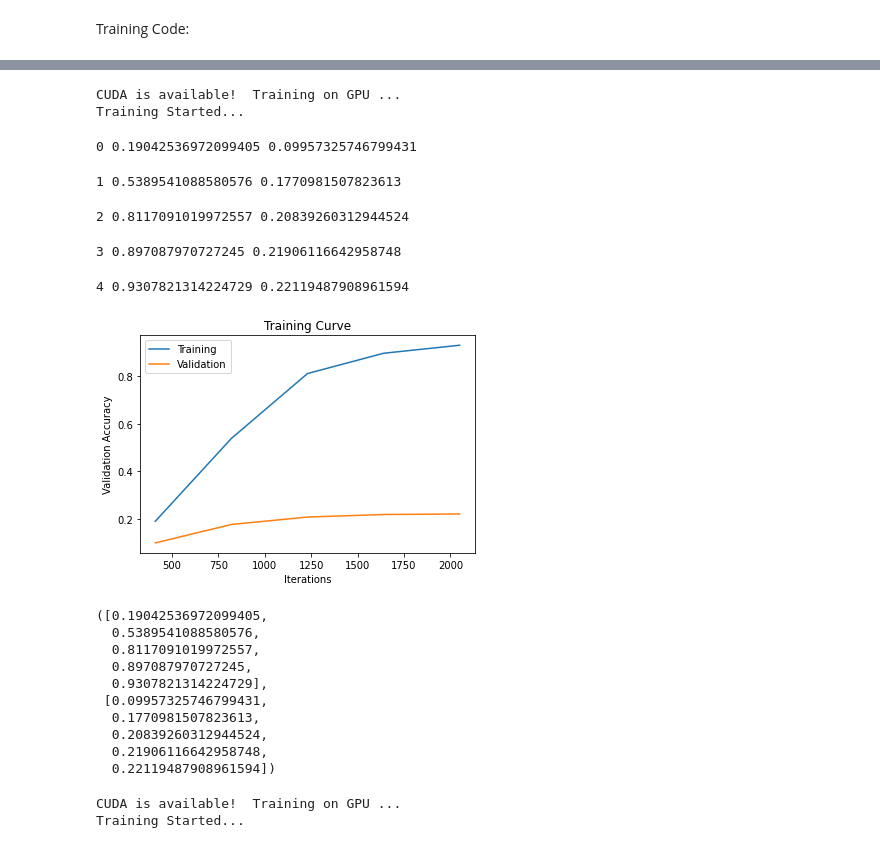
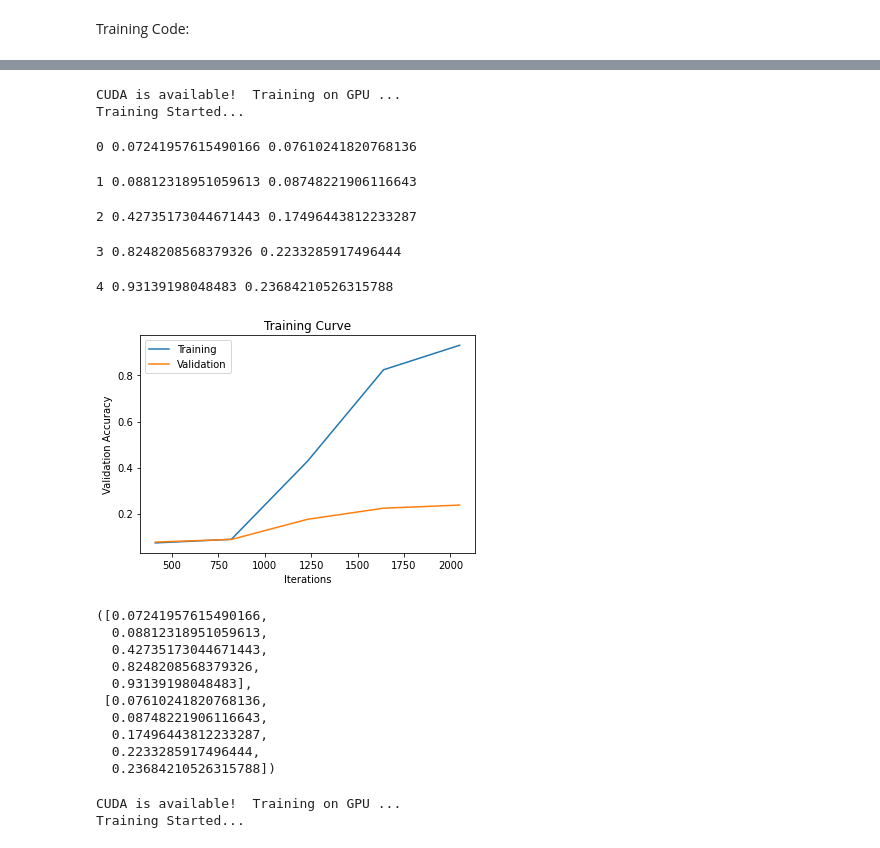
Before and after one commit to husseing/A.I-JORDAN, a Jupyter notebook: Group_44_AIR_Jordan.ipynb, the cells around one changed output, grey strips where cells are left out. Drawn from its saved outputs; the diff is of its cells as text; code cells hidden in the pictures.

```diff
--- a/Group_44_AIR_Jordan.ipynb
+++ b/Group_44_AIR_Jordan.ipynb
@@ -558,34 +574,35 @@ Training Started...
 # %%
+#BATCH SIZE 16, Learning rate 0.0025
 use_cuda = True
-
+Michael= CNNClassifier()
 ALNC = alexNet.features
 
 if use_cuda and torch.cuda.is_available():
   ALNC.cuda()
   Michael.cuda()
   print('CUDA is available!  Training on GPU ...')
 else:
   print('CUDA is not available.  Training on CPU ...')
 
 #proper model
 train(Michael, train_loader16, val_loader16, num_epochs=5, learn_rate=0.0025)
 # %% [output]
 CUDA is available!  Training on GPU ...
 Training Started...
-0 0.19042536972099405 0.09957325746799431
+0 0.07241957615490166 0.07610241820768136
-1 0.5389541088580576 0.1770981507823613
+1 0.08812318951059613 0.08748221906116643
-2 0.8117091019972557 0.20839260312944524
+2 0.42735173044671443 0.17496443812233287
-3 0.897087970727245 0.21906116642958748
+3 0.8248208568379326 0.2233285917496444
-4 0.9307821314224729 0.22119487908961594
+4 0.93139198048483 0.23684210526315788
-[figure, old version]
+[figure, new version]
-([0.19042536972099405,
-  0.5389541088580576,
-  0.8117091019972557,
-  0.897087970727245,
-  0.9307821314224729],
- [0.09957325746799431,
-  0.1770981507823613,
-  0.20839260312944524,
-  0.21906116642958748,
-  0.22119487908961594])
+([0.07241957615490166,
+  0.08812318951059613,
+  0.42735173044671443,
+  0.8248208568379326,
+  0.93139198048483],
+ [0.07610241820768136,
+  0.08748221906116643,
+  0.17496443812233287,
+  0.2233285917496444,
+  0.23684210526315788])
 # %%
```
Also changed, not shown: parts of 25 cells of this notebook.
